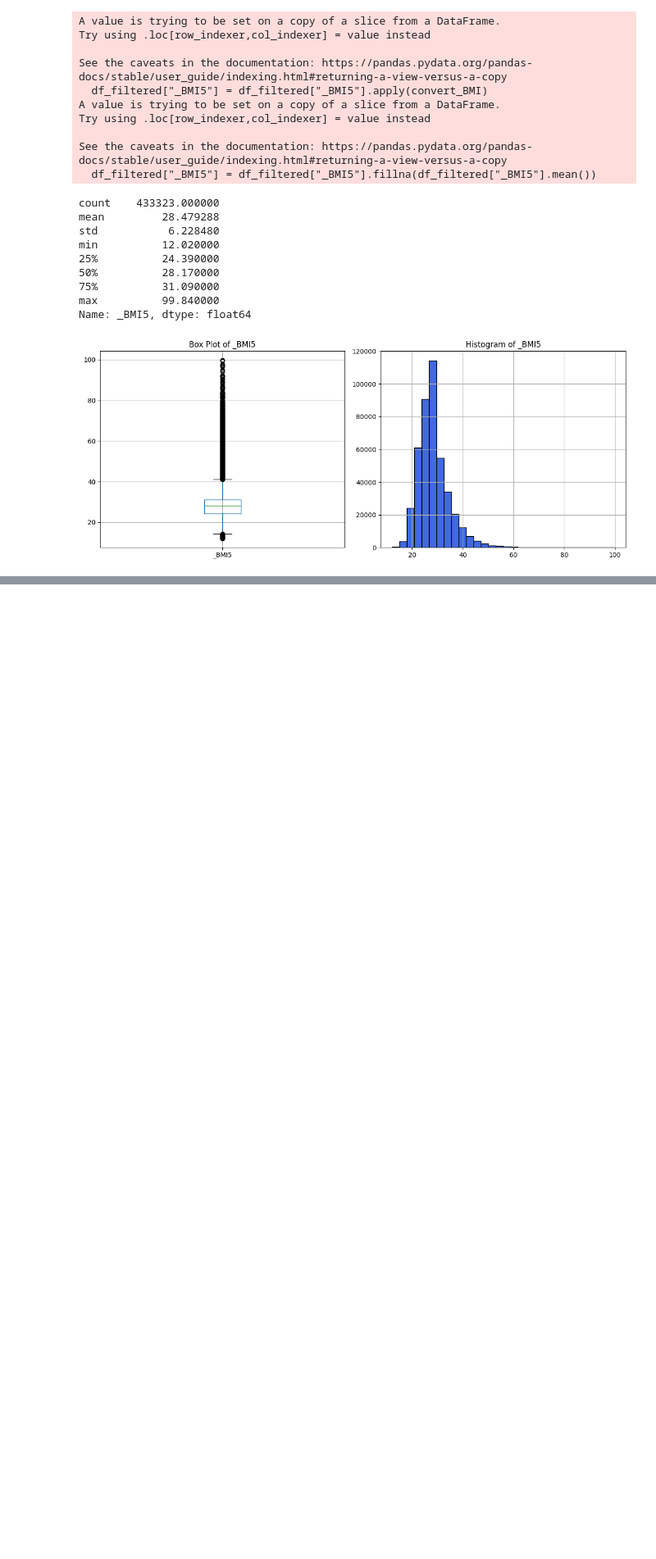
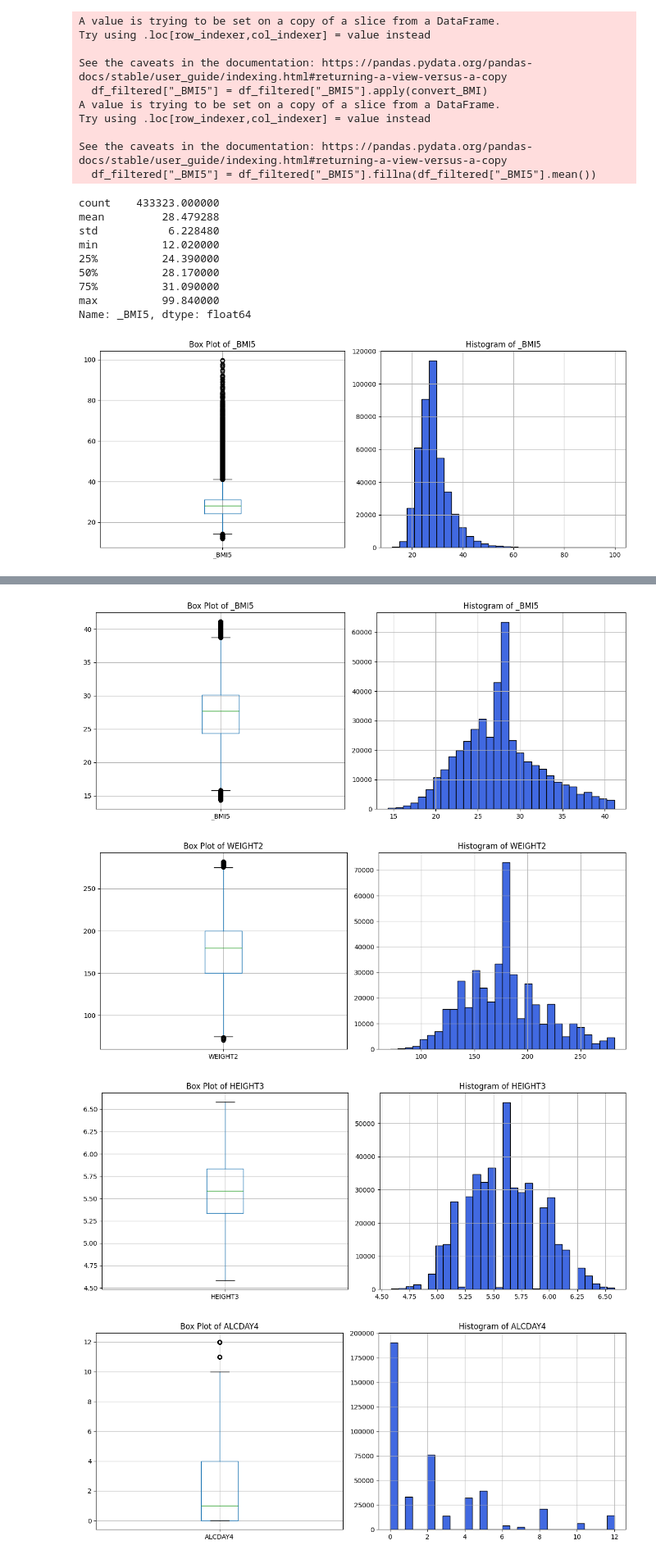
Before and after one commit to Huy1996/CMPE-257---Group-1, a Jupyter notebook: EDA.ipynb, the cells around one changed output, grey strips where cells are left out. Shown: that part at 82% size. Drawn from its saved outputs; the diff is of its cells as text; code cells hidden in the pictures; blank space fills up the shorter version.

Commit message:
Finishing cleaning missing value and outlier.

```diff
--- a/EDA.ipynb
+++ b/EDA.ipynb
@@ -667,0 +699,14 @@ plot(df_filtered, "_BMI5")
+# %%
+def convert_outlier_to_missing(df: pd.DataFrame, col: str):
+    first_quantile = df[col].quantile(0.25)
+    third_quantile = df[col].quantile(0.75)
+    IQR = third_quantile - first_quantile
+    lower_bound = first_quantile - 1.5 * IQR
+    upper_bound = third_quantile + 1.5 * IQR
+    df[col] = np.where((df[col] < lower_bound) | (df[col] > upper_bound), np.nan, df[col])
+# %%
+cols = ['_BMI5', 'WEIGHT2', 'HEIGHT3', 'ALCDAY4', 'STRENGTH']
+for col in cols:
+    convert_outlier_to_missing(df_filtered, col)
+
+missing_value_summary(df_filtered)
@@ -667,0 +748,7 @@ plot(df_filtered, "_BMI5")
+# %%
+df_filtered["ALCDAY4"] = df_filtered["ALCDAY4"].fillna(np.round(df_filtered["ALCDAY4"].mean()))
+df_filtered["HEIGHT3"] = df_filtered["HEIGHT3"].fillna(df_filtered["HEIGHT3"].mean())
+df_filtered["STRENGTH"] = df_filtered["STRENGTH"].fillna(np.round(df_filtered["STRENGTH"].mean()))
+df_filtered["WEIGHT2"] = df_filtered["WEIGHT2"].fillna(df_filtered["WEIGHT2"].mean())
+df_filtered["_BMI5"] = df_filtered["_BMI5"].fillna(df_filtered["_BMI5"].mean())
+missing_value_summary(df_filtered)
@@ -667,0 +790,8 @@ plot(df_filtered, "_BMI5")
+# %%
+for col in cols:
+    plot(df_filtered, col)
+# %% [output]
+[figure, added]
+[figure, added]
+[figure, added]
+[figure, added]
```
Also changed, not shown: parts of 13 cells of this notebook.
